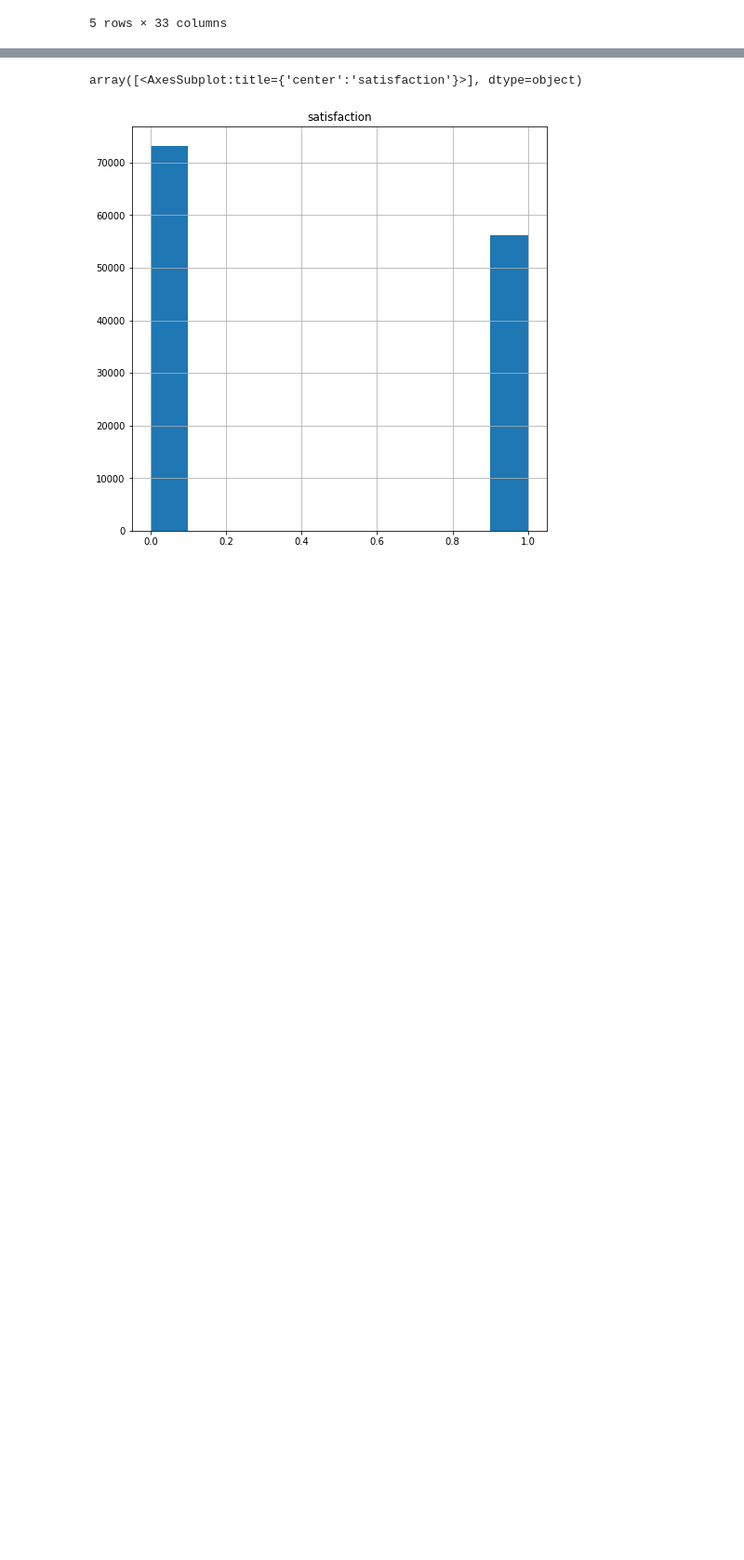
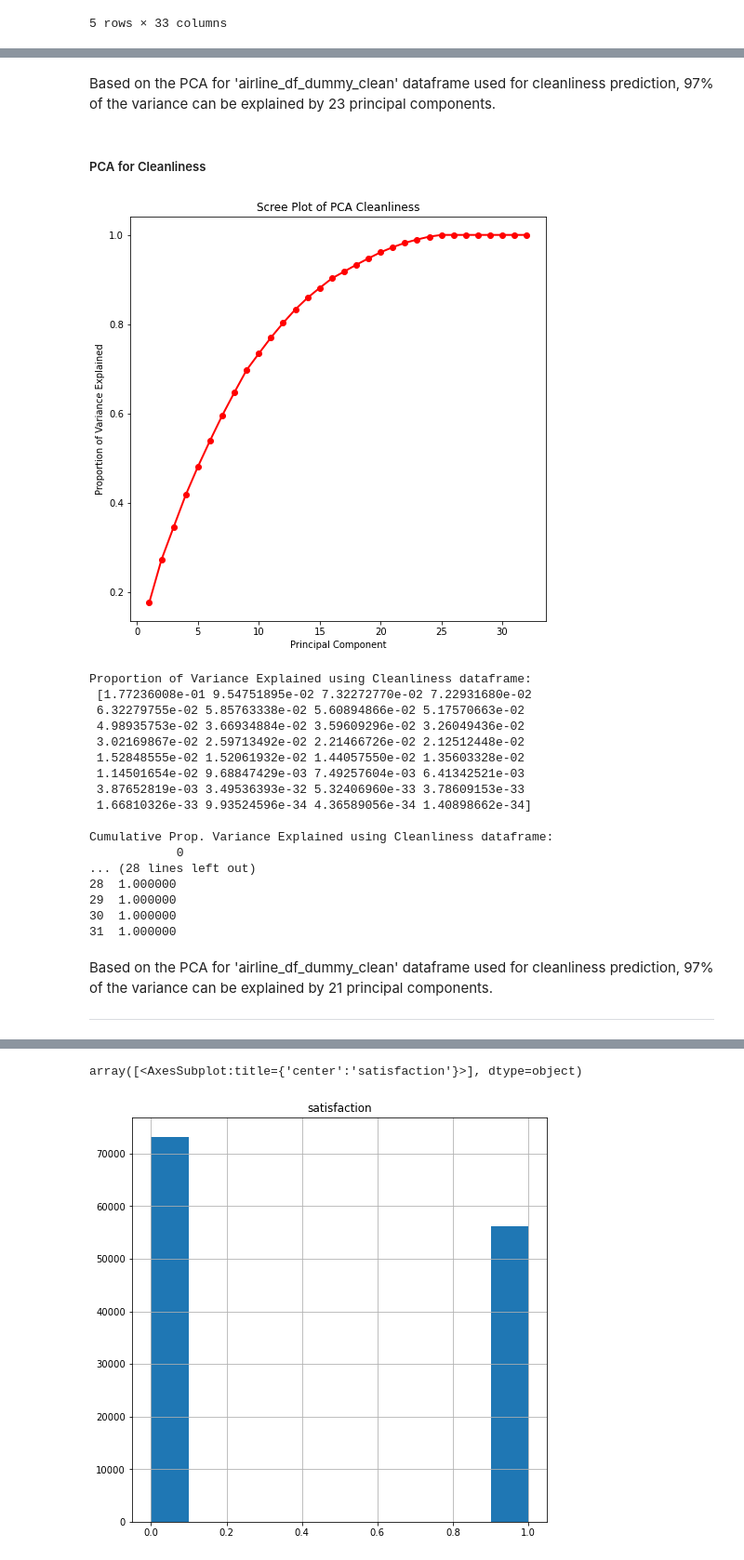
Before and after one commit to wangrenfeng0/Machine-Learning-I, a Jupyter notebook: lab2/6.20.21_Lab2 Renfeng Wang.ipynb, the cells around one changed output, grey strips where cells are left out. Shown at 93% size. Cells and saved outputs as stored; diff of their text form; code cells hidden in the pictures; blank space fills up the shorter version.

```diff
--- a/lab2/6.20.21_Lab2 Renfeng Wang.ipynb
+++ b/lab2/6.20.21_Lab2 Renfeng Wang.ipynb
@@ -190,0 +224,54 @@ airline_df_dummy_clean.head()
+# %% [markdown]
+Based on the PCA for 'airline_df_dummy_clean' dataframe used for cleanliness prediction, 97% of the variance can be explained by 23 principal components.
+# %% [markdown]
+##### PCA for Cleanliness
+# %%
+# Normalize the airline_df_dummy_clean data frame for PCA.
+airline_df_dummy_clean_scaled = airline_df_dummy_clean.drop(['clean'],axis=1).copy()
+
+airline_df_dummy_clean_scaled=pd.DataFrame(scaler.fit_transform(airline_df_dummy_clean_scaled),
+                                           columns=airline_df_dummy_clean_scaled.columns)
+#airline_df_dummy_clean_scaled.head()
+
+pca_clean = PCA(n_components=len(airline_df_dummy_clean_scaled.columns), svd_solver = 'auto')
+Principal_components_clean=pca_clean.fit_transform(airline_df_dummy_clean_scaled)
+#pca_df = pd.DataFrame(data = Principal_components_clean, columns = ['PC 1', 'PC 2', 'PC 3', 'PC 4'])
+#print(pca_df)
+
+
+pc_val_clean = np.arange(pca_clean.n_components) + 1
+plt.figure(figsize=(8,8))
+
+plt.plot(pc_val_clean, pca_clean.explained_variance_ratio_.cumsum(), 'ro-', linewidth=2)
+plt.title('Scree Plot of PCA Cleanliness')
+plt.xlabel('Principal Component')
+plt.ylabel('Proportion of Variance Explained')
+plt.show()
+print ("Proportion of Variance Explained using Cleanliness dataframe: \n", pca_clean.explained_variance_ratio_)
+
+out_sum_ord = np.cumsum(pca_clean.explained_variance_ratio_)
+out_sum_ord = pd.DataFrame(out_sum_ord)
+print ("\nCumulative Prop. Variance Explained using Cleanliness dataframe: \n", out_sum_ord)
+# %% [output]
+[figure, added]
+Proportion of Variance Explained using Cleanliness dataframe:
+ [1.77236008e-01 9.54751895e-02 7.32272770e-02 7.22931680e-02
+ 6.32279755e-02 5.85763338e-02 5.60894866e-02 5.17570663e-02
+ 4.98935753e-02 3.66934884e-02 3.59609296e-02 3.26049436e-02
+ 3.02169867e-02 2.59713492e-02 2.21466726e-02 2.12512448e-02
+ 1.52848555e-02 1.52061932e-02 1.44057550e-02 1.35603328e-02
+ 1.14501654e-02 9.68847429e-03 7.49257604e-03 6.41342521e-03
+ 3.87652819e-03 3.49536393e-32 5.32406960e-33 3.78609153e-33
+ 1.66810326e-33 9.93524596e-34 4.36589056e-34 1.40898662e-34]
+
+Cumulative Prop. Variance Explained using Cleanliness dataframe:
+            0
+... (28 lines left out)
+28  1.000000
+29  1.000000
+30  1.000000
+31  1.000000
+# %% [markdown]
+Based on the PCA for 'airline_df_dummy_clean' dataframe used for cleanliness prediction, 97% of the variance can be explained by 21 principal components.
+
+______________
```
Also changed, not shown: parts of 80 cells of this notebook.
